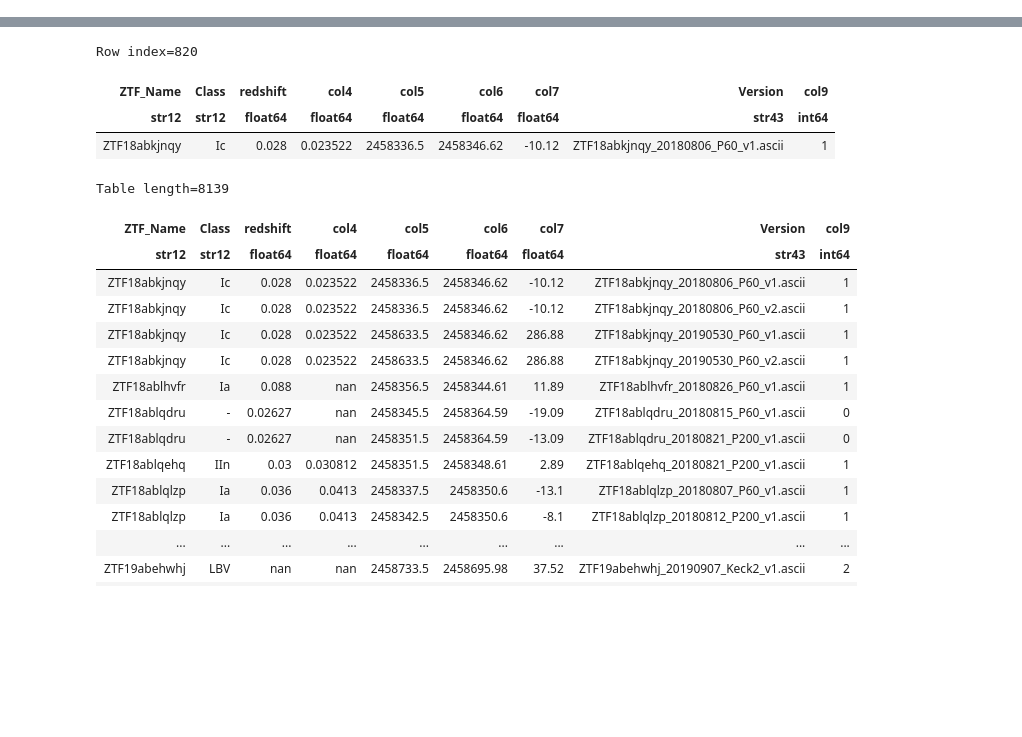
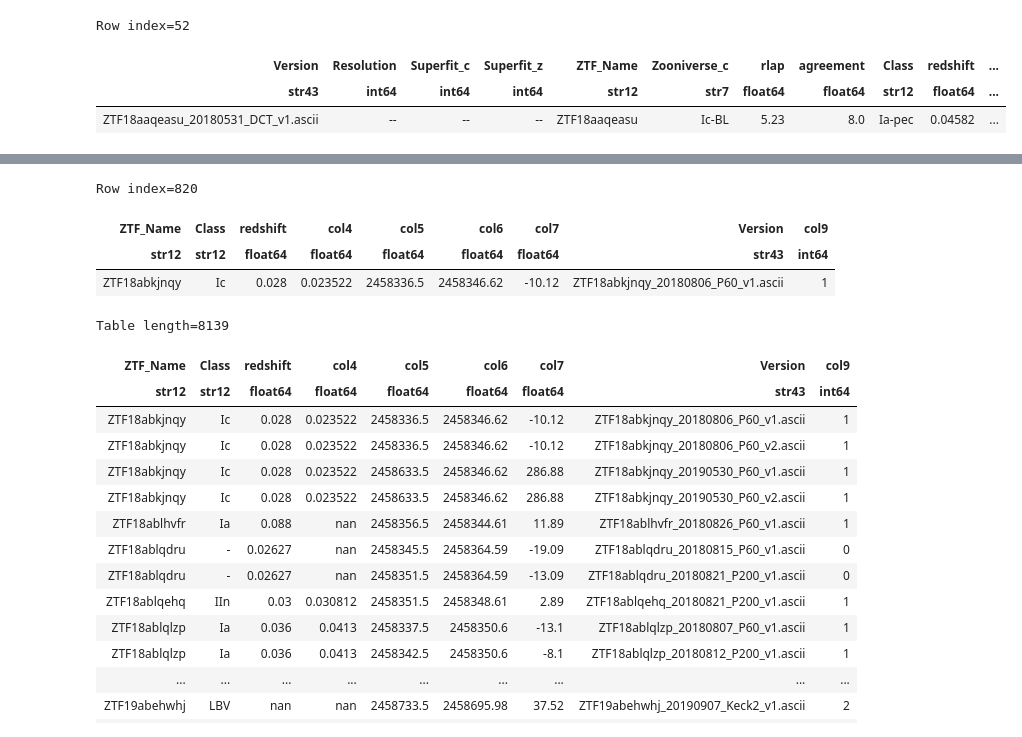
Before and after one commit to Hallflower20/superfit, a Jupyter notebook: Debug.ipynb, the cells around one changed output, grey strips where cells are left out. Drawn from its saved outputs; the diff is of its cells as text; code cells hidden in the pictures; blank space fills up the shorter version.

```diff
--- a/Debug.ipynb
+++ b/Debug.ipynb
@@ -39,0 +83,8 @@ sample.rename_column('col8', "Version")
+# %%
+row = joined[52]
+row
+# %% [output]
+Row index=52
+| Version | Resolution | Superfit_c | Superfit_z | ZTF_Name | Zooniverse_c | rlap | agreement | Class | redshift | ... |
+| str43 | int64 | int64 | int64 | str12 | str7 | float64 | float64 | str12 | float64 | ... |
+| ZTF18aaqeasu_20180531_DCT_v1.ascii | -- | -- | -- | ZTF18aaqeasu | Ic-BL | 5.23 | 8.0 | Ia-pec | 0.04582 | ... |
```
Also changed, not shown: parts of 9 cells of this notebook, 9 other files.
